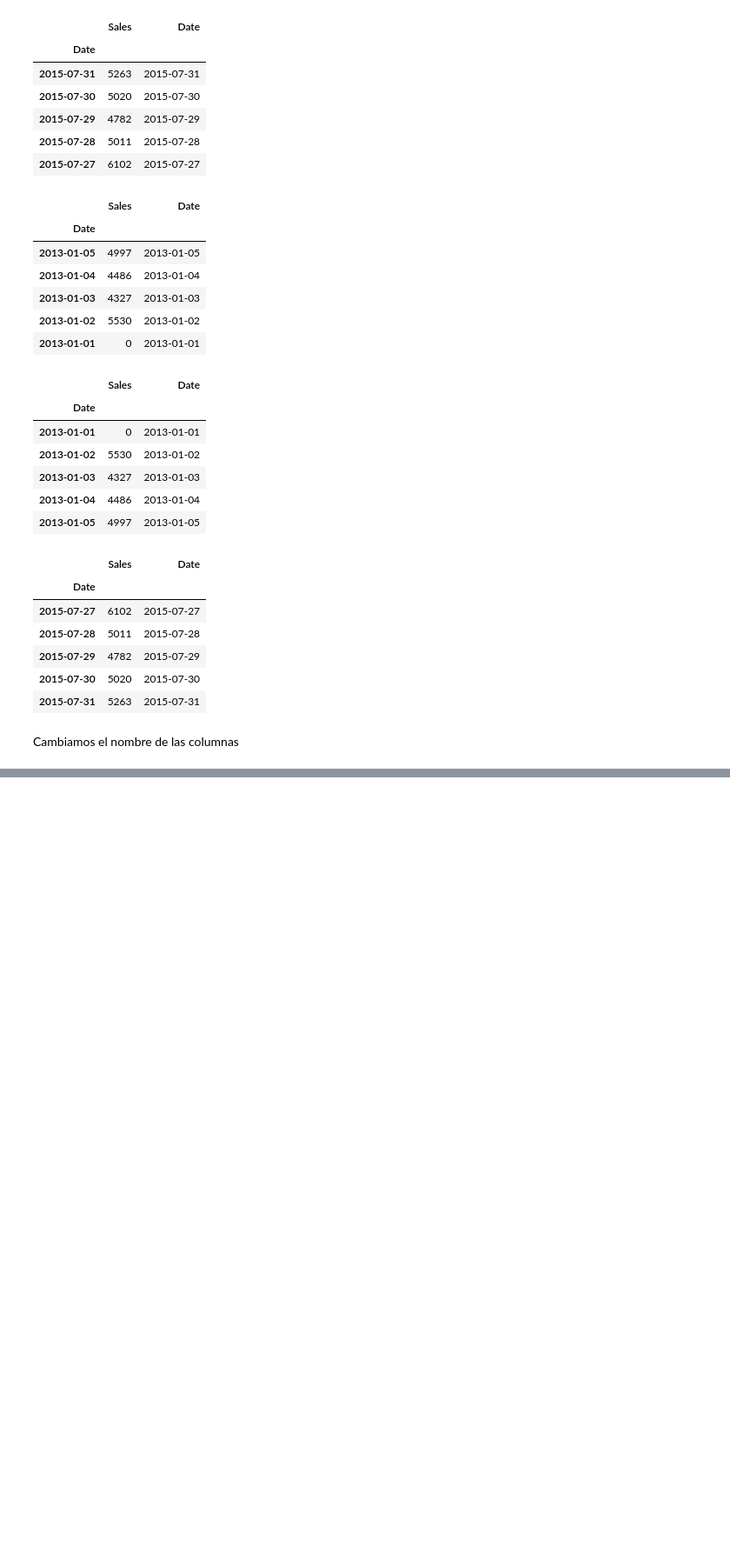
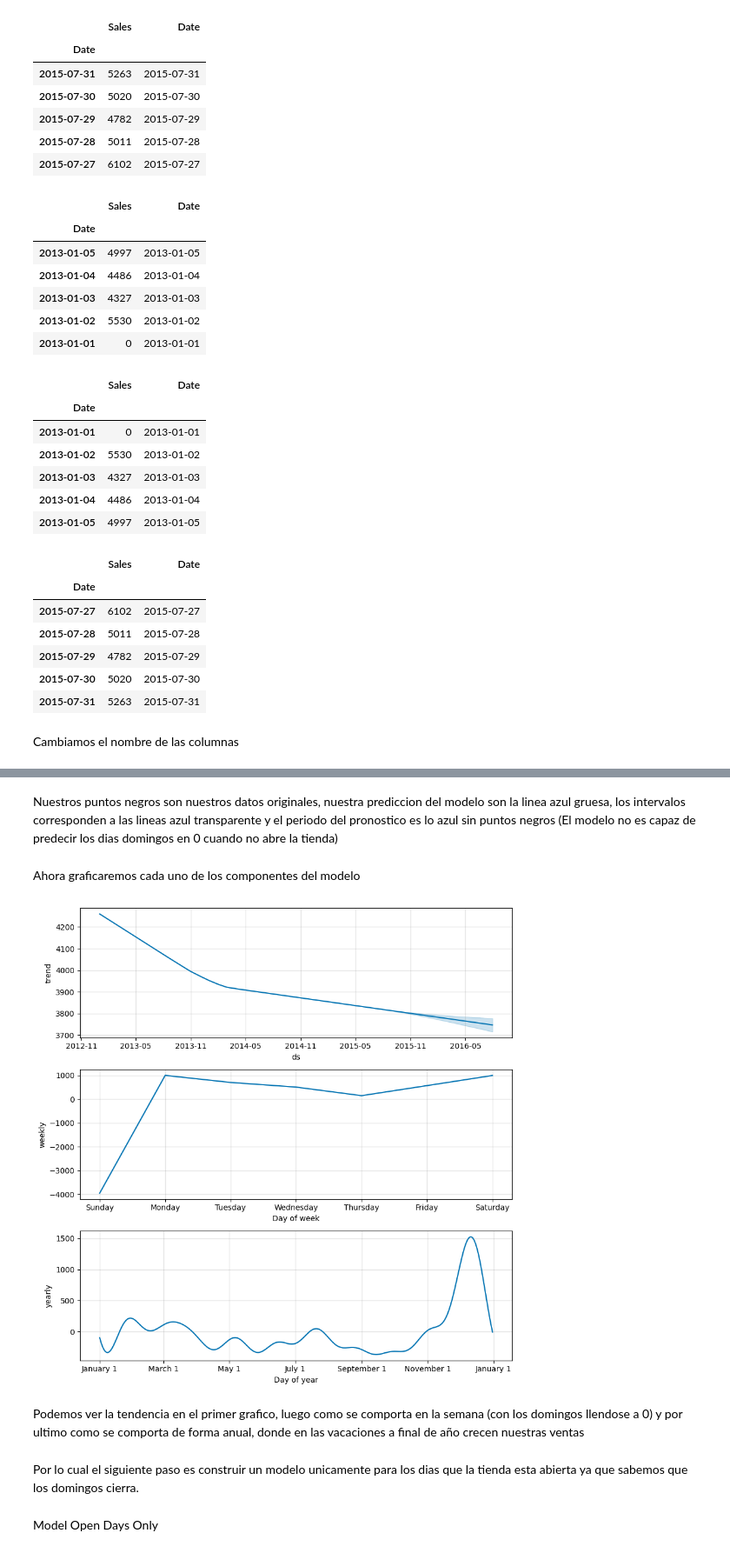
Before and after one commit to mariosanchez5/Proyectos_Machine_Learning, a Jupyter notebook: Modelo Prophet/Modelo_Prophet.ipynb, the cells around one changed output, grey strips where cells are left out. Shown at 87% size. Saved outputs shown, nothing was run; the diff lists cells and outputs as text; code cells hidden in the pictures; blank space fills up the shorter version.

Commit message:
Agregando mayor analisis a los datos y modelo

```diff
--- a/Modelo Prophet/Modelo_Prophet.ipynb
+++ b/Modelo Prophet/Modelo_Prophet.ipynb
@@ -150,0 +194,14 @@ future.tail()
+# %% [markdown]
+Nuestros puntos negros son nuestros datos originales, nuestra prediccion del modelo son la linea azul gruesa, los intervalos corresponden a las lineas azul transparente y el periodo del pronostico es lo azul sin puntos negros (El modelo no es capaz de predecir los dias domingos en 0 cuando no abre la tienda)
+# %% [markdown]
+Ahora graficaremos cada uno de los componentes del modelo
+# %%
+m.plot_components(forecast);
+# %% [output]
+[figure, added]
+# %% [markdown]
+Podemos ver la tendencia en el primer grafico, luego como se comporta en la semana (con los domingos llendose a 0) y por ultimo como se comporta de forma anual, donde en las vacaciones a final de año crecen nuestras ventas
+# %% [markdown]
+Por lo cual el siguiente paso es construir un modelo unicamente para los dias que la tienda esta abierta ya que sabemos que los domingos cierra.
+# %% [markdown]
+Model Open Days Only
```
Also changed, not shown: parts of 17 cells of this notebook.
